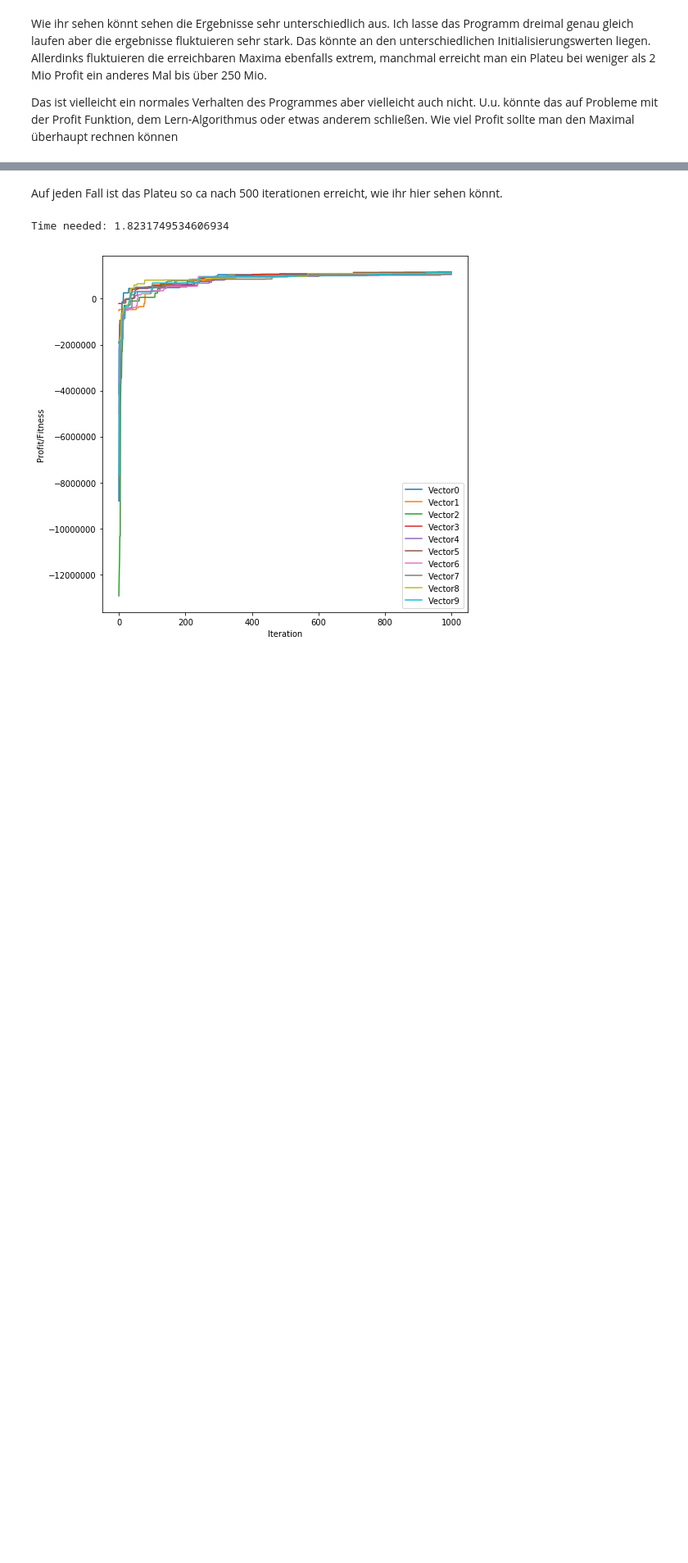
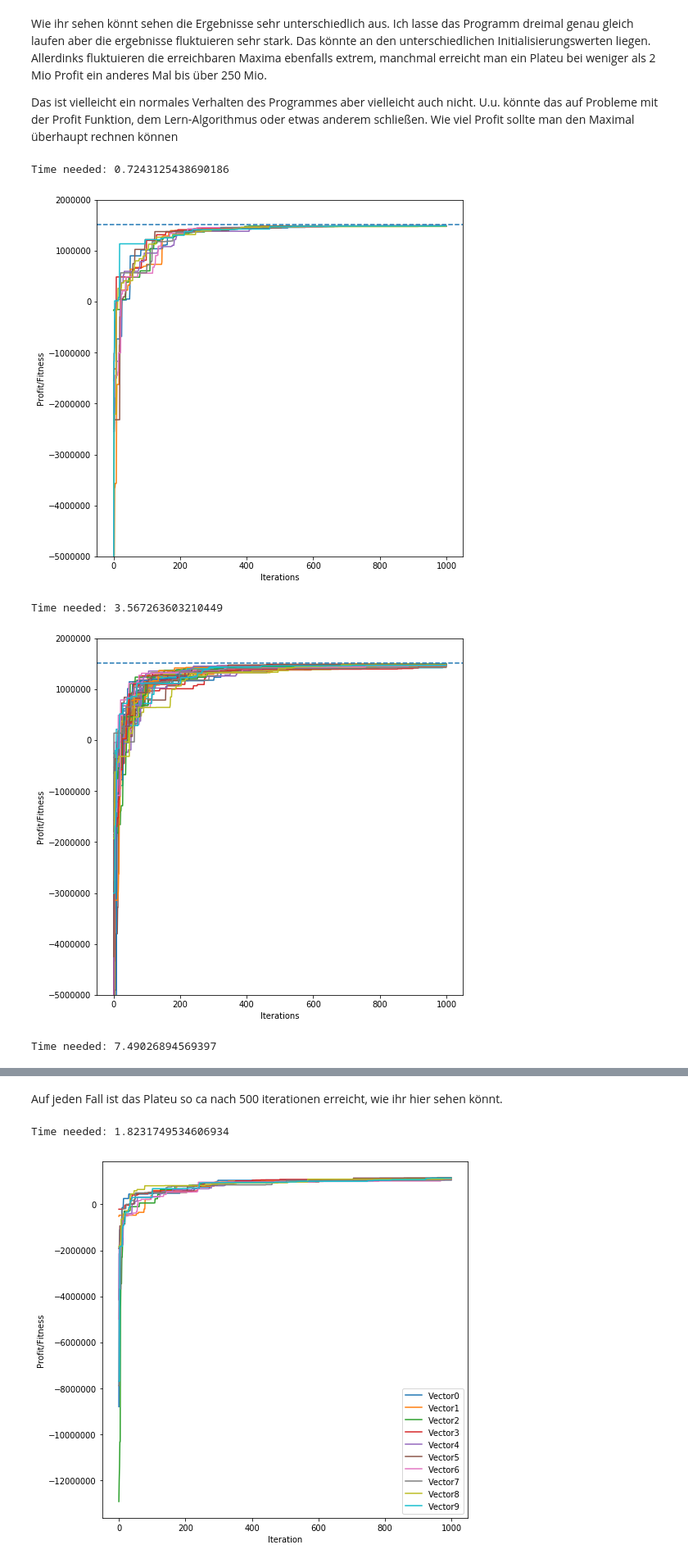
Before and after one commit to bereRadeck/NIA-Homework, a Jupyter notebook: ex4/tests.ipynb, the cells around one changed output, grey strips where cells are left out. Shown: that part at 82% size. Cells and saved outputs as stored; diff of their text form; code cells hidden in the pictures; blank space fills up the shorter version.

```diff
--- a/ex4/tests.ipynb
+++ b/ex4/tests.ipynb
@@ -54,3 +77,25 @@ def visualize(DE,iterations,title='Differential Evolution'):
 Wie ihr sehen könnt sehen die Ergebnisse sehr unterschiedlich aus. Ich lasse das Programm dreimal genau gleich laufen aber die ergebnisse fluktuieren sehr stark. Das könnte an den unterschiedlichen Initialisierungswerten liegen. Allerdinks fluktuieren die erreichbaren Maxima ebenfalls extrem, manchmal erreicht man ein Plateu bei weniger als 2 Mio Profit ein anderes Mal bis über 250 Mio.
 
 Das ist vielleicht ein normales Verhalten des Programmes aber vielleicht auch nicht. U.u. könnte das auf Probleme mit der Profit Funktion, dem Lern-Algorithmus oder etwas anderem schließen. Wie viel Profit sollte man den Maximal überhaupt rechnen können
+# %%
+
+npl = [10,50,100]
+problemnumber = 1
+F = 0.5
+Cr = 0.3
+ppp = PPP(problemnumber)
+donorgenerator = DonorGenerator(F)
+trialgenerator = TrialGenerator(Cr,problemnumber)
+selector = Selector(ppp)
+de = DE
+
+for npi in npl:
+    initializer = Initializer(ppp, npi)
+    DifferentialEvolution = de(ppp, initializer, donorgenerator, trialgenerator, selector)
+    visualize(DifferentialEvolution,3000)
+# %% [output]
+Time needed: 0.7243125438690186
+[figure, added]
+Time needed: 3.567263603210449
+[figure, added]
+Time needed: 7.49026894569397
```
Also changed, not shown: parts of 12 cells of this notebook, 14 other files.
